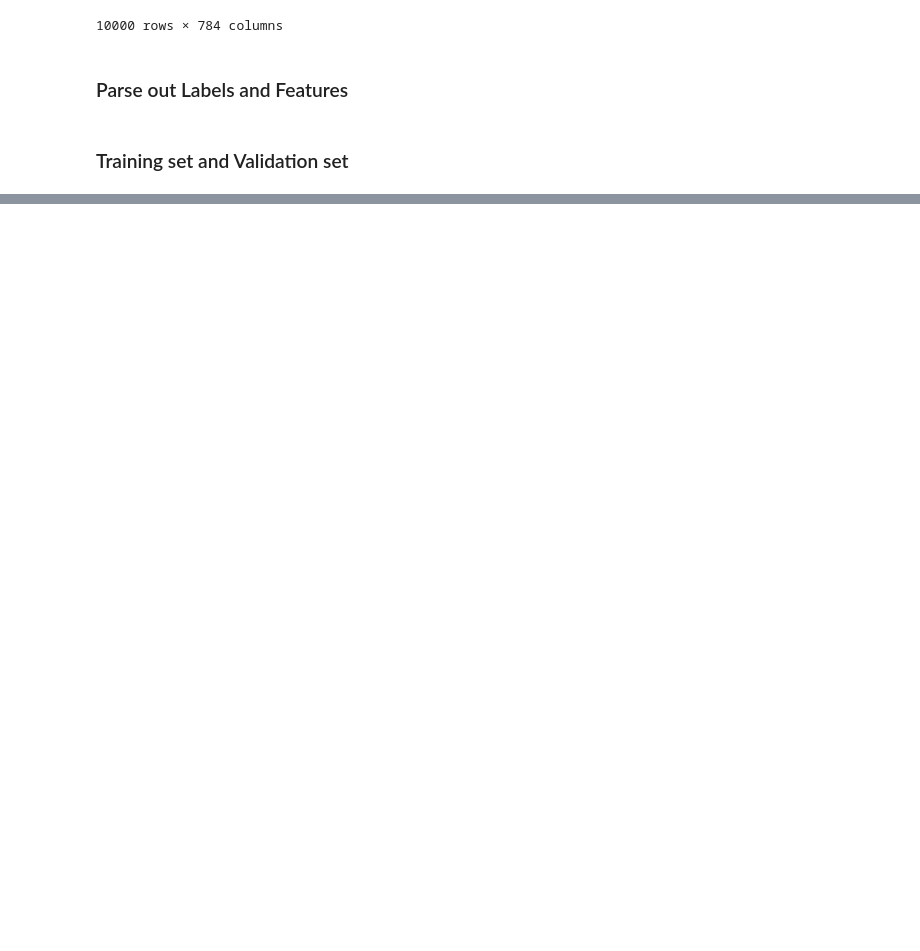
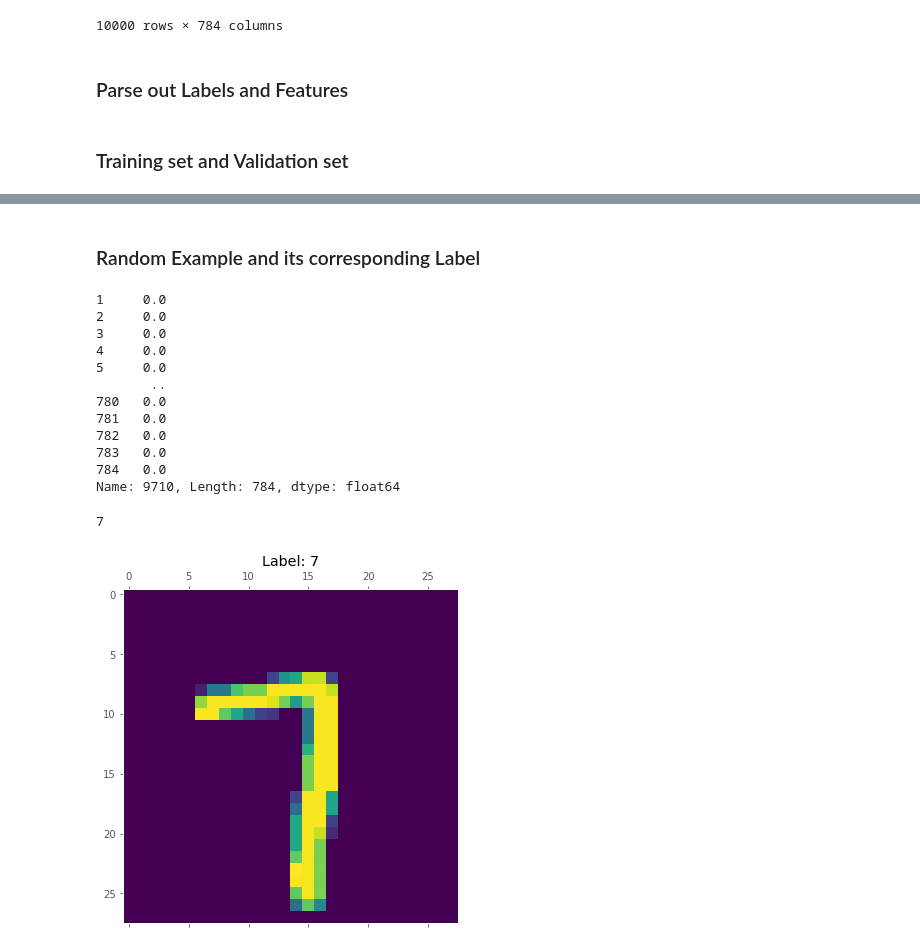
Before and after one commit to acesaif/ml_crash_course, a Jupyter notebook: multi_class_neural_nets/ml_mnist_multiclass_net_2.ipynb, the cells around one changed output, grey strips where cells are left out. Cells and saved outputs as stored; diff of their text form; code cells hidden in the pictures; blank space fills up the shorter version.

Commit message:
partitioning dataset and matshow plot.

```diff
--- a/multi_class_neural_nets/ml_mnist_multiclass_net_2.ipynb
+++ b/multi_class_neural_nets/ml_mnist_multiclass_net_2.ipynb
@@ -88,8 +88,20 @@ Name: 0, Length: 10000, dtype: int64
 # %%
 def parse_labels_and_features(dataset):
     labels = dataset[0]
-    features = dataset[:, 1:784]
+    features = dataset.loc[:, 1:784]
     features = features / 255 # gray scale
     return labels, features
 # %% [markdown]
 ### Training set and Validation set
+# %%
+training_targets, training_examples = parse_labels_and_features(mnist_dataframe[:7500])
+print("Training Targets Summary: ")
+display.display(training_targets.describe())
+print("Training Examples Summary: ")
+display.display(training_examples.describe())
+
+validation_targets, validation_examples = parse_labels_and_features(mnist_dataframe[7500:10000])
+print("Validation Targets Summary: ")
+display.display(validation_targets.describe())
+print("Validation Examples Summary: ")
+display.display(validation_examples.describe())
@@ -95,0 +151,25 @@ def parse_labels_and_features(dataset):
+# %% [markdown]
+### Random Example and its corresponding Label
+# %%
+rand_example = np.random.choice(training_examples.index)
+display.display(training_examples.loc[rand_example])
+display.display(training_targets.loc[rand_example])
+plt.figure(figsize=(8, 6))
+plt.matshow(training_examples.loc[rand_example].values.reshape(28, 28), fignum=1)
+plt.title("Label: %i" % training_targets.loc[rand_example])
+plt.grid(False)
+# %% [output]
+1     0.0
+2     0.0
+3     0.0
+4     0.0
+5     0.0
+       ..
+780   0.0
+781   0.0
+782   0.0
+783   0.0
+784   0.0
+Name: 9710, Length: 784, dtype: float64
+7
+[figure, added]
```
Also changed, not shown: parts of 5 cells of this notebook.
